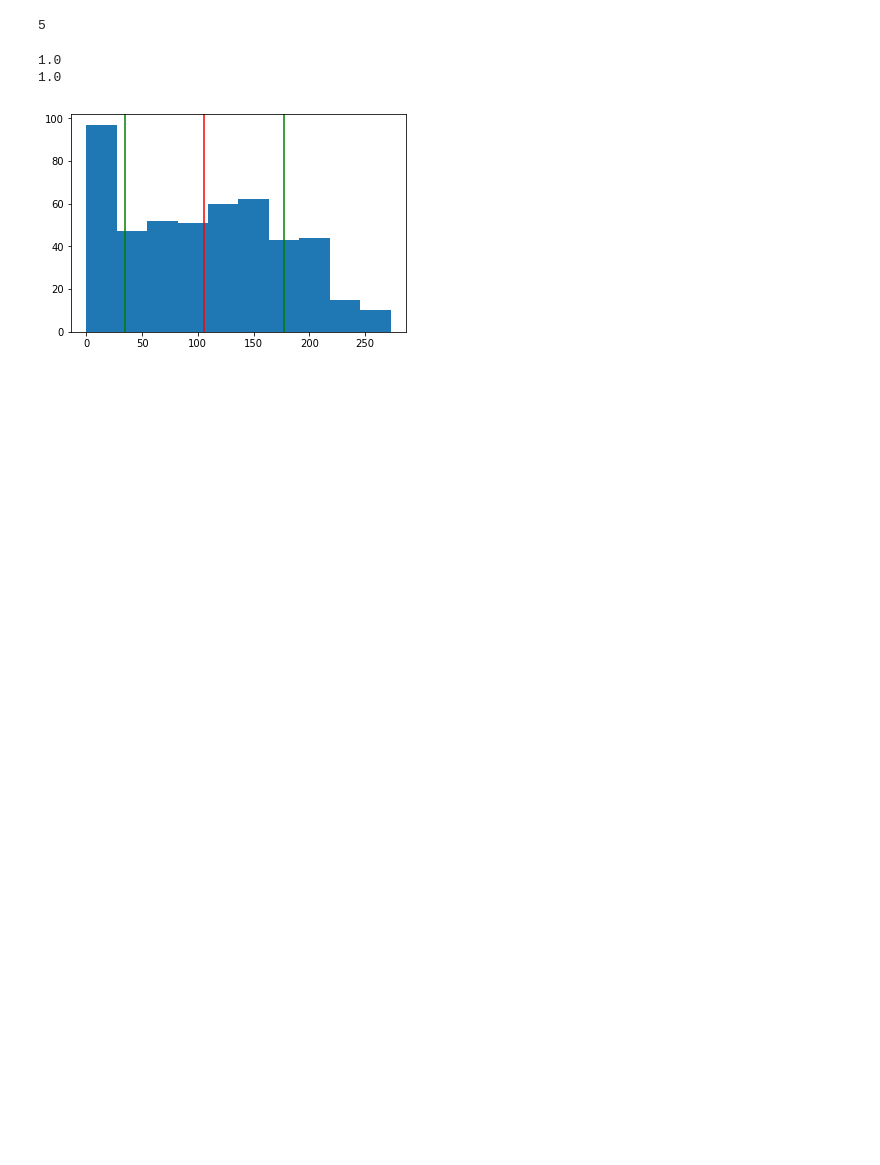
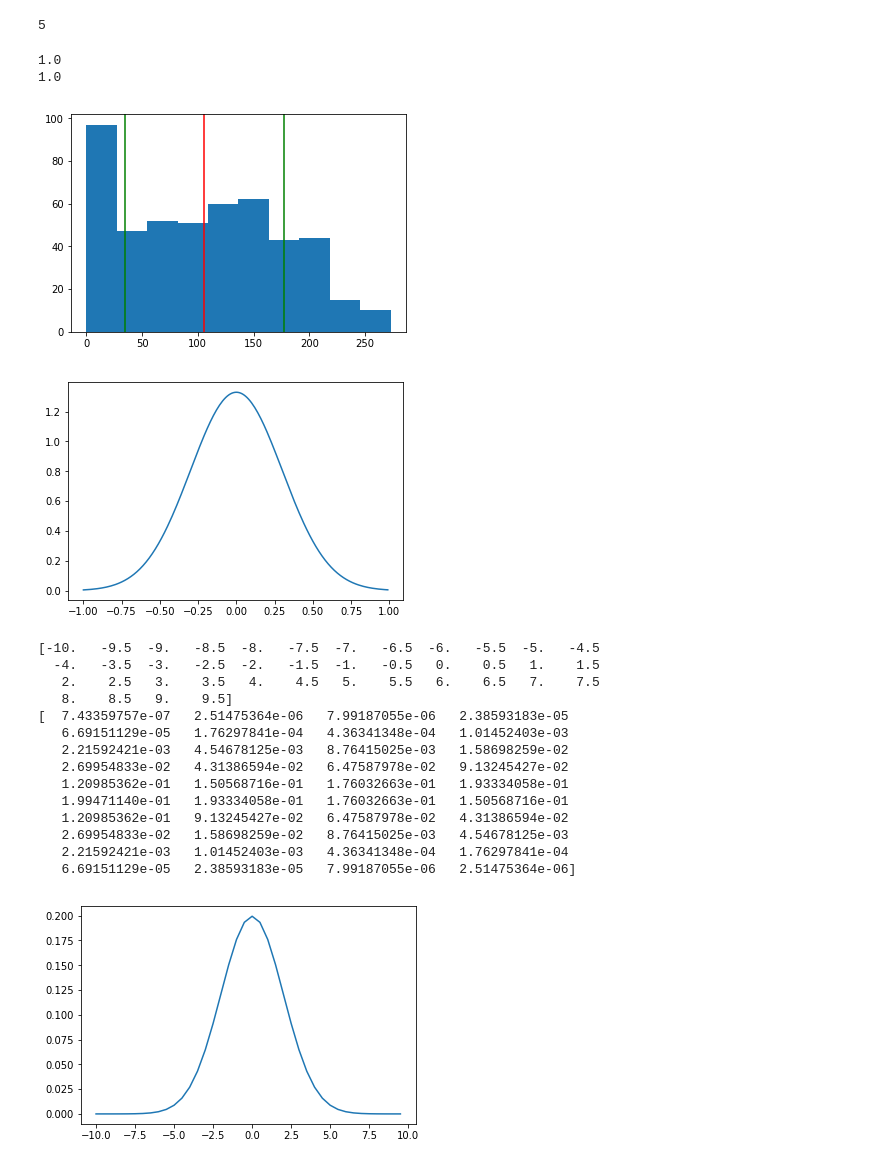
Before and after one commit to CoderLISIDI/learnDataScience, a Jupyter notebook: STEP_5_Probability and Statistics/Course1_Probability and Statistics in Python_Beginner/2Standard Deviation and Correlation/2Standard Deviation and Correlation.ipynb, the cells around one changed output. Cells and saved outputs as stored; diff of their text form; code cells hidden in the pictures; blank space fills up the shorter version.

```diff
--- a/STEP_5_Probability and Statistics/Course1_Probability and Statistics in Python_Beginner/2Standard Deviation and Correlation/2Standard Deviation and Correlation.ipynb
+++ b/STEP_5_Probability and Statistics/Course1_Probability and Statistics in Python_Beginner/2Standard Deviation and Correlation/2Standard Deviation and Correlation.ipynb
@@ -331,0 +347,46 @@ point_100_std = (point_100 - mean) / std_dev
+# %%
+# Answer
+import numpy as np
+import matplotlib.pyplot as plt
+# The norm module has a pdf function (pdf stands for probability density function)
+from scipy.stats import norm
+
+# The arange function generates a numpy vector
+# The vector below will start at -1, and go up to, but not including 1
+# It will proceed in "steps" of .01.  So the first element will be -1, the second -.99, the third -.98, all the way up to .99.
+points = np.arange(-1, 1, 0.01)
+
+# The norm.pdf function will take the points vector and convert it into a probability vector
+# Each element in the vector will correspond to the normal distribution (earlier elements and later element smaller, peak in the center)
+# The distribution will be centered on 0, and will have a standard devation of .3
+probabilities = norm.pdf(points, 0, .3)
+
+# Plot the points values on the x-axis and the corresponding probabilities on the y-axis
+# See the bell curve?
+plt.plot(points, probabilities)
+plt.show()
+
+points = np.arange(-10, 10, 0.5)
+print(points)
+# norm.pdf(x, loc, scale) x:横坐标 loc:峰位置 scale:标准差
+probabilities = norm.pdf(points, 0, 2)
+print(probabilities)
+plt.plot(points, probabilities)
+plt.show()
+# %% [output]
+[figure, added]
+[-10.   -9.5  -9.   -8.5  -8.   -7.5  -7.   -6.5  -6.   -5.5  -5.   -4.5
+  -4.   -3.5  -3.   -2.5  -2.   -1.5  -1.   -0.5   0.    0.5   1.    1.5
+   2.    2.5   3.    3.5   4.    4.5   5.    5.5   6.    6.5   7.    7.5
+   8.    8.5   9.    9.5]
+[  7.43359757e-07   2.51475364e-06   7.99187055e-06   2.38593183e-05
+   6.69151129e-05   1.76297841e-04   4.36341348e-04   1.01452403e-03
+   2.21592421e-03   4.54678125e-03   8.76415025e-03   1.58698259e-02
+   2.69954833e-02   4.31386594e-02   6.47587978e-02   9.13245427e-02
+   1.20985362e-01   1.50568716e-01   1.76032663e-01   1.93334058e-01
+   1.99471140e-01   1.93334058e-01   1.76032663e-01   1.50568716e-01
+   1.20985362e-01   9.13245427e-02   6.47587978e-02   4.31386594e-02
+   2.69954833e-02   1.58698259e-02   8.76415025e-03   4.54678125e-03
+   2.21592421e-03   1.01452403e-03   4.36341348e-04   1.76297841e-04
+   6.69151129e-05   2.38593183e-05   7.99187055e-06   2.51475364e-06]
+[figure, added]
```
Also changed, not shown: parts of 32 cells of this notebook, 4 other files.
